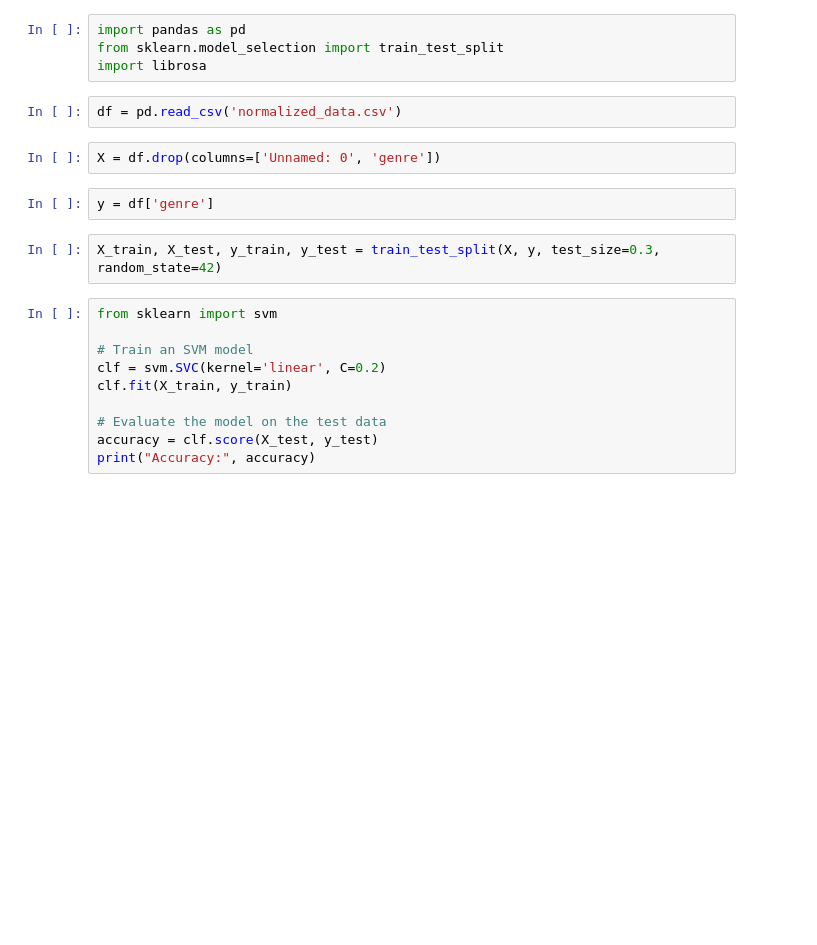
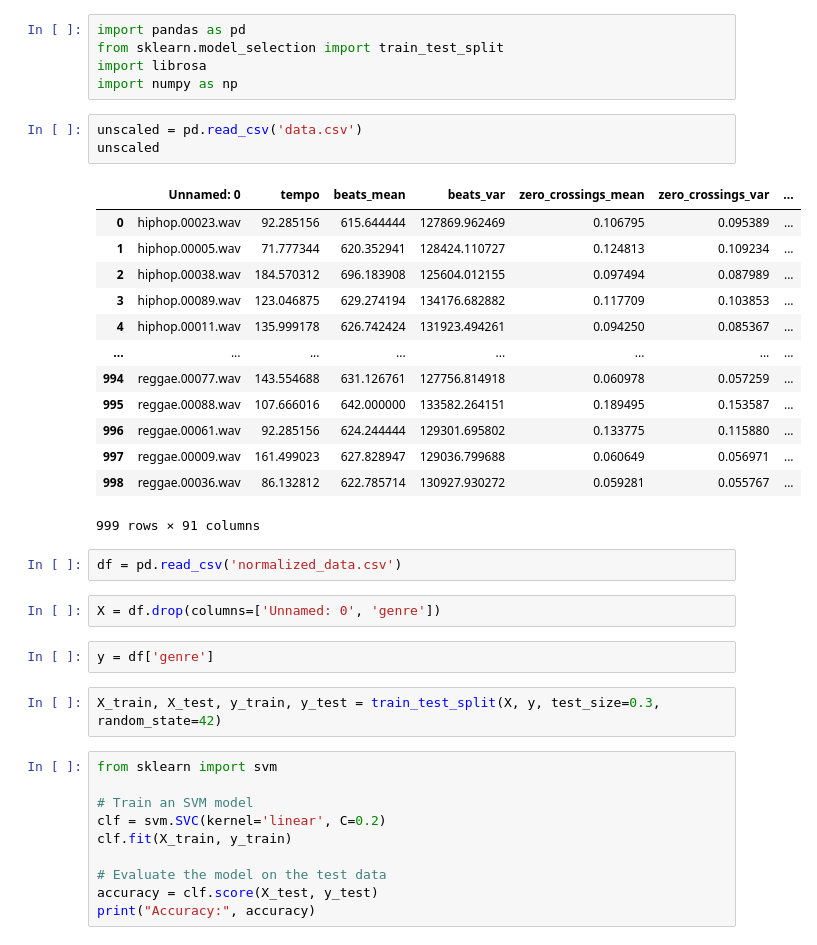
Before and after one commit to rsmassey/mcats, a Jupyter notebook: notebooks/Model_SVM.ipynb, the cells around one changed output. Drawn from its saved outputs; the diff is of its cells as text; blank space fills up the shorter version.

```diff
--- a/notebooks/Model_SVM.ipynb
+++ b/notebooks/Model_SVM.ipynb
@@ -2,6 +2,24 @@
 import pandas as pd
 from sklearn.model_selection import train_test_split
 import librosa
+import numpy as np
+# %%
+unscaled = pd.read_csv('data.csv')
+unscaled
+# %% [output]
+|  | Unnamed: 0 | tempo | beats_mean | beats_var | zero_crossings_mean | zero_crossings_var | ... |
+| 0 | hiphop.00023.wav | 92.285156 | 615.644444 | 127869.962469 | 0.106795 | 0.095389 | ... |
+| 1 | hiphop.00005.wav | 71.777344 | 620.352941 | 128424.110727 | 0.124813 | 0.109234 | ... |
+| 2 | hiphop.00038.wav | 184.570312 | 696.183908 | 125604.012155 | 0.097494 | 0.087989 | ... |
+| 3 | hiphop.00089.wav | 123.046875 | 629.274194 | 134176.682882 | 0.117709 | 0.103853 | ... |
+| 4 | hiphop.00011.wav | 135.999178 | 626.742424 | 131923.494261 | 0.094250 | 0.085367 | ... |
+| ... | ... | ... | ... | ... | ... | ... | ... |
+| 994 | reggae.00077.wav | 143.554688 | 631.126761 | 127756.814918 | 0.060978 | 0.057259 | ... |
+| 995 | reggae.00088.wav | 107.666016 | 642.000000 | 133582.264151 | 0.189495 | 0.153587 | ... |
+| 996 | reggae.00061.wav | 92.285156 | 624.244444 | 129301.695802 | 0.133775 | 0.115880 | ... |
+| 997 | reggae.00009.wav | 161.499023 | 627.828947 | 129036.799688 | 0.060649 | 0.056971 | ... |
+| 998 | reggae.00036.wav | 86.132812 | 622.785714 | 130927.930272 | 0.059281 | 0.055767 | ... |
+999 rows × 91 columns
 # %%
 df = pd.read_csv('normalized_data.csv')
 # %%
```
Also changed, not shown: parts of 40 cells of this notebook.
